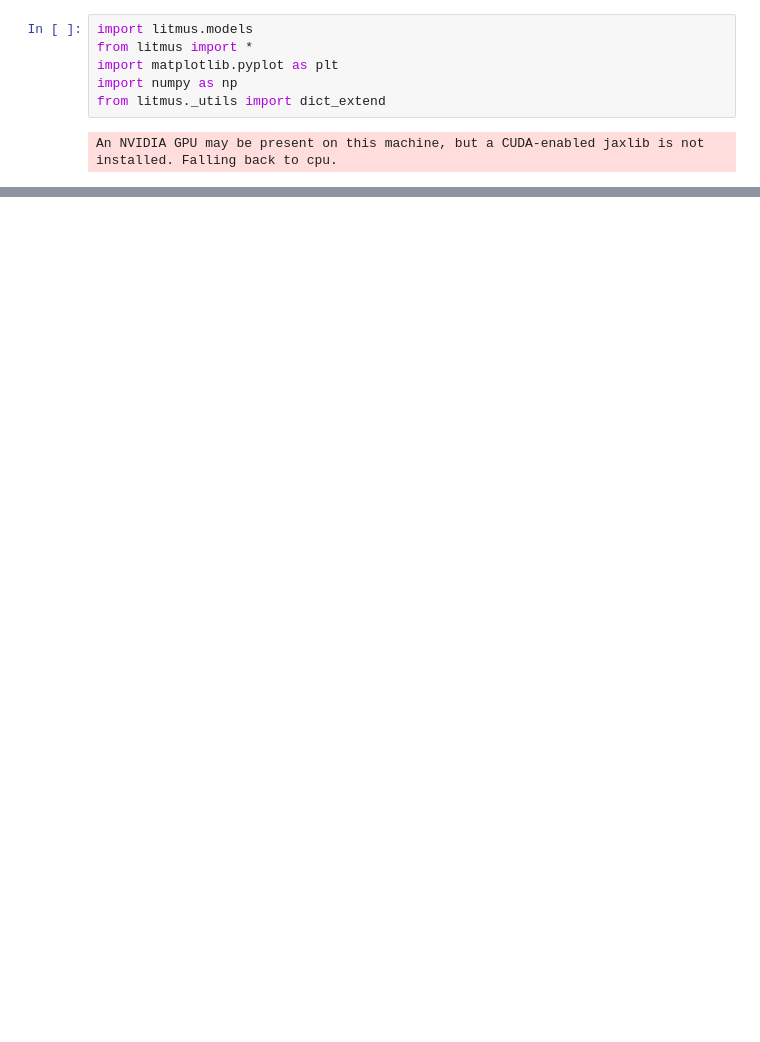
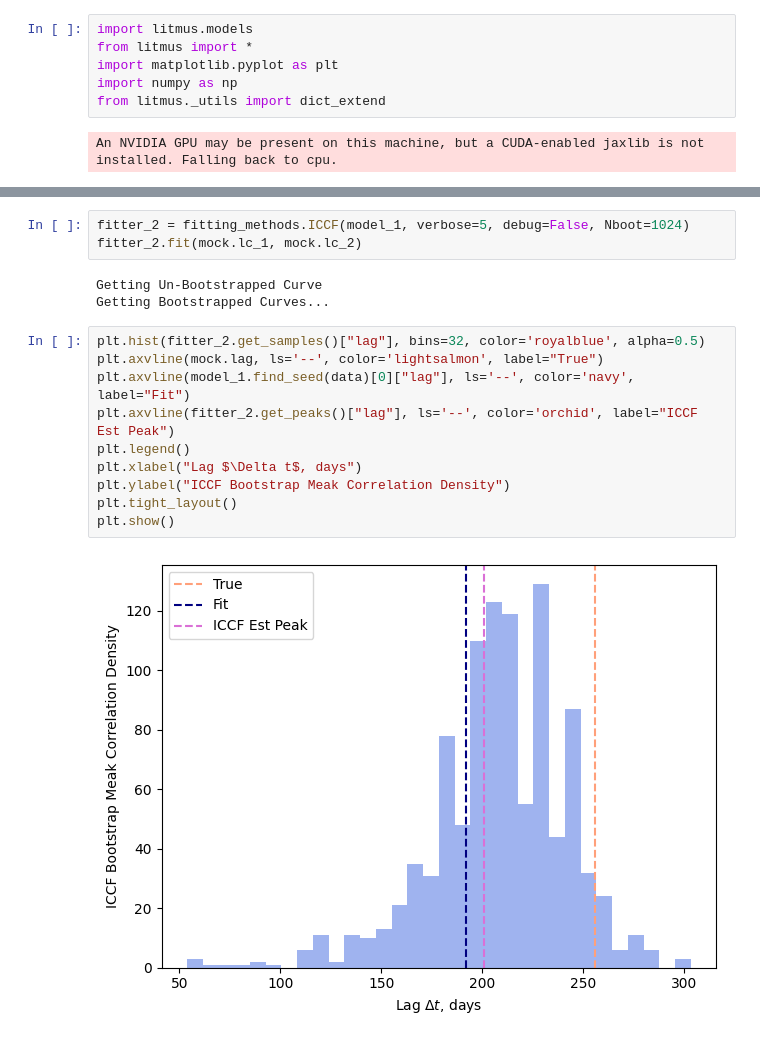
Before and after one commit to HughMcDougall/litmus, a Jupyter notebook: examples/Basic_tutorial.ipynb, the cells around one changed output, grey strips where cells are left out. Drawn from its saved outputs; the diff is of its cells as text; blank space fills up the shorter version.

```diff
--- a/examples/Basic_tutorial.ipynb
+++ b/examples/Basic_tutorial.ipynb
@@ -265,0 +78,18 @@ WARNING:chainconsumer:Parameter logamp in chain Lightcurves %i-%i is not constra
+# %%
+fitter_2 = fitting_methods.ICCF(model_1, verbose=5, debug=False, Nboot=1024)
+fitter_2.fit(mock.lc_1, mock.lc_2)
+# %% [output]
+Getting Un-Bootstrapped Curve
+Getting Bootstrapped Curves...
+# %%
+plt.hist(fitter_2.get_samples()["lag"], bins=32, color='royalblue', alpha=0.5)
+plt.axvline(mock.lag, ls='--', color='lightsalmon', label="True")
+plt.axvline(model_1.find_seed(data)[0]["lag"], ls='--', color='navy', label="Fit")
+plt.axvline(fitter_2.get_peaks()["lag"], ls='--', color='orchid', label="ICCF Est Peak")
+plt.legend()
+plt.xlabel("Lag $\Delta t$, days")
+plt.ylabel("ICCF Bootstrap Meak Correlation Density")
+plt.tight_layout()
+plt.show()
+# %% [output]
+[figure, added]
```
Also changed, not shown: parts of 15 cells of this notebook, 13 other files.
